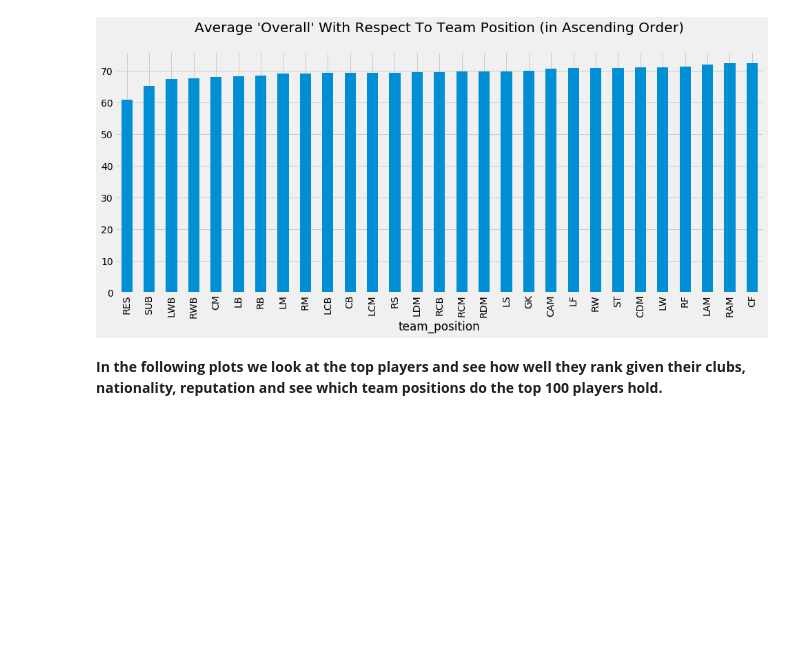
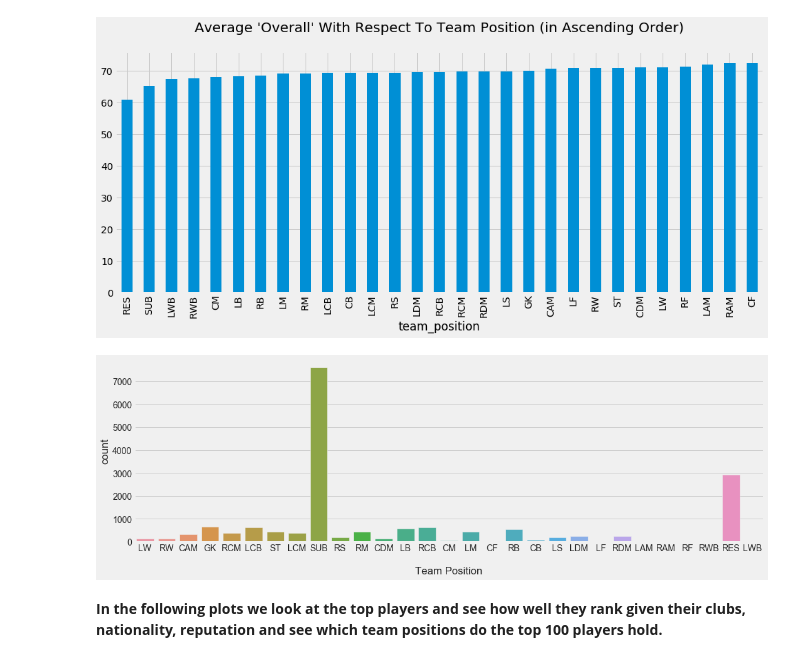
Before and after one commit to Wangsherpa/fifa-final-project, a Jupyter notebook: fifa-project.ipynb, the cells around one changed output. Drawn from its saved outputs; the diff is of its cells as text; code cells hidden in the pictures; blank space fills up the shorter version.

Commit message:
plots added

```diff
--- a/fifa-project.ipynb
+++ b/fifa-project.ipynb
@@ -150,6 +150,14 @@ plt.savefig('team_position.pdf', bbox_inches='tight', transparent=True)
 plt.show()
 # %% [output]
 [figure]
+# %%
+plt.figure(figsize=(16, 5))
+sns.countplot(fifa_19.team_position)
+plt.xlabel("\nTeam Position")
+# plt.savefig('team_position_count.pdf', bbox_inches='tight', transparent=True)
+plt.show()
+# %% [output]
+[figure, added]
 # %% [markdown]
 **In the following plots we look at the top players and see how well they rank given their clubs, nationality, reputation and see which team positions do the top 100 players hold.**
 # %%
```
Also changed, not shown: parts of 4 cells of this notebook.
